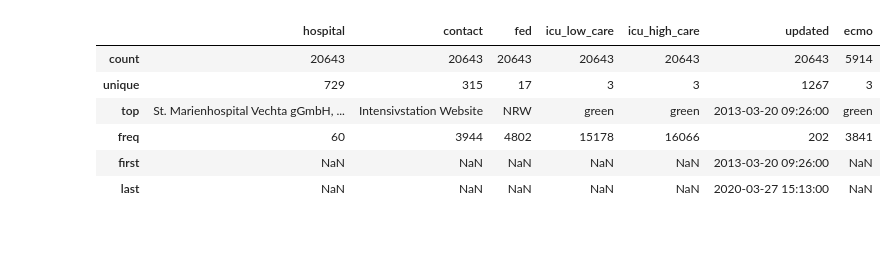
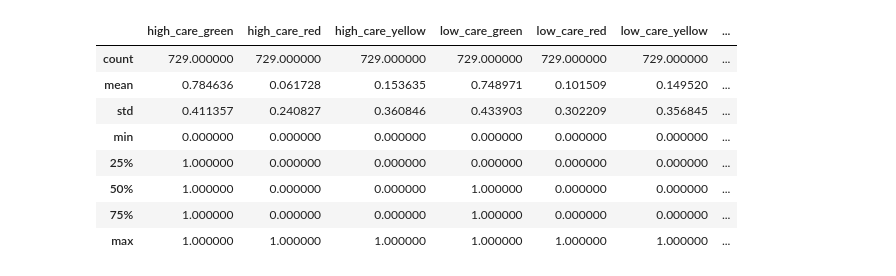
Before and after one commit to marc101101/intensiv-betten, a Jupyter notebook: data_analytics/Andal.ipynb, the cells around one changed output. Cells and saved outputs as stored; diff of their text form; code cells hidden in the pictures; blank space fills up the shorter version.

```diff
--- a/data_analytics/Andal.ipynb
+++ b/data_analytics/Andal.ipynb
@@ -14,7 +14,7 @@ import plotly.graph_objects as go
 from datetime import datetime
 #plt.rcParams["figure.figsize"] = (17, 5) # (w, h)
 # %%
-root = '../data_storage'
+root = '../data_storage/register'
 file_names = []
 dates = []
 
@@ -42 +34,21 @@ youngest_frame = pd.read_json(youngest)
+# %%
+main_frame = pd.DataFrame()
+
+for f in file_names:
+    df = pd.read_json(f)
+    df['created_at'] = pd.to_datetime(f[30:-9])
+    main_frame = main_frame.append(df)
+
+main_frame['updated'] = pd.to_datetime(main_frame['updated'])
+main_frame = main_frame[main_frame['updated'].dt.year>2019]
+
+
+#Get dummy Variables
+dfDummiesHigh = pd.get_dummies(main_frame['icu_high_care'], prefix = 'high_care')
+dfDummiesLow = pd.get_dummies(main_frame['icu_low_care'], prefix = 'low_care')
+dfDummiesEcmo = pd.get_dummies(main_frame['ecmo'], prefix = 'ecmo')
+main_frame = pd.concat([main_frame, dfDummiesHigh, dfDummiesLow, dfDummiesEcmo], axis=1)
+
+# Get youngest frame
+youngest_frame = main_frame[main_frame['created_at']==main_frame['created_at'].max()]
 # %%
@@ -58,0 +144,19 @@ main_frame['updated'] = pd.to_datetime(main_frame['updated'])
+# %%
+from tqdm import tqdm
+from geopy.extra.rate_limiter import RateLimiter
+from geopy.geocoders import ArcGIS
+tqdm.pandas()
+
+locator = ArcGIS(token_lifetime=20, timeout=5)
+#location = locator.geocode('Diakonissenkrankenhaus Flensburg, Anästhesie und Innere Medizin, Knuthstr 1, 24939 Flensburg')
+#print('Latitude = {}, Longitude = {}'.format(location.latitude, location.longitude))
+
+#1 - conveneint function to delay between geocoding calls
+geocode = RateLimiter(locator.geocode, min_delay_seconds=1,max_retries=5)
+#2- - create location column
+youngest_frame['location'] = youngest_frame['hospital'].progress_apply(geocode)
+# 3 - create longitude, latitude and altitude from location column (returns tuple)
+youngest_frame['point'] = youngest_frame['location'].apply(lambda loc: tuple(loc.point) if loc else None)
+# 4 - split point column into latitude, longitude and altitude columns
+youngest_frame[['latitude', 'longitude', 'altitude']] = pd.DataFrame(youngest_frame['point'].tolist(),
+                                                                     index=youngest_frame.index)
@@ -59,10 +181,12 @@ main_frame['updated'] = pd.to_datetime(main_frame['updated'])
 # %%
-main_frame.describe()
+youngest_frame.describe()
 # %% [output]
-|  | hospital | contact | fed | icu_low_care | icu_high_care | updated | ecmo |
-| count | 20643 | 20643 | 20643 | 20643 | 20643 | 20643 | 5914 |
-| unique | 729 | 315 | 17 | 3 | 3 | 1267 | 3 |
-| top | St. Marienhospital Vechta gGmbH, ... | Intensivstation Website | NRW | green | green | 2013-03-20 09:26:00 | green |
-| freq | 60 | 3944 | 4802 | 15178 | 16066 | 202 | 3841 |
-| first | NaN | NaN | NaN | NaN | NaN | 2013-03-20 09:26:00 | NaN |
-| last | NaN | NaN | NaN | NaN | NaN | 2020-03-27 15:13:00 | NaN |
+|  | high_care_green | high_care_red | high_care_yellow | low_care_green | low_care_red | low_care_yellow | ... |
+| count | 729.000000 | 729.000000 | 729.000000 | 729.000000 | 729.000000 | 729.000000 | ... |
+| mean | 0.784636 | 0.061728 | 0.153635 | 0.748971 | 0.101509 | 0.149520 | ... |
+| std | 0.411357 | 0.240827 | 0.360846 | 0.433903 | 0.302209 | 0.356845 | ... |
+| min | 0.000000 | 0.000000 | 0.000000 | 0.000000 | 0.000000 | 0.000000 | ... |
+| 25% | 1.000000 | 0.000000 | 0.000000 | 0.000000 | 0.000000 | 0.000000 | ... |
+| 50% | 1.000000 | 0.000000 | 0.000000 | 1.000000 | 0.000000 | 0.000000 | ... |
+| 75% | 1.000000 | 0.000000 | 0.000000 | 1.000000 | 0.000000 | 0.000000 | ... |
+| max | 1.000000 | 1.000000 | 1.000000 | 1.000000 | 1.000000 | 1.000000 | ... |
```
Also changed, not shown: parts of 14 cells of this notebook, 3 other files.
